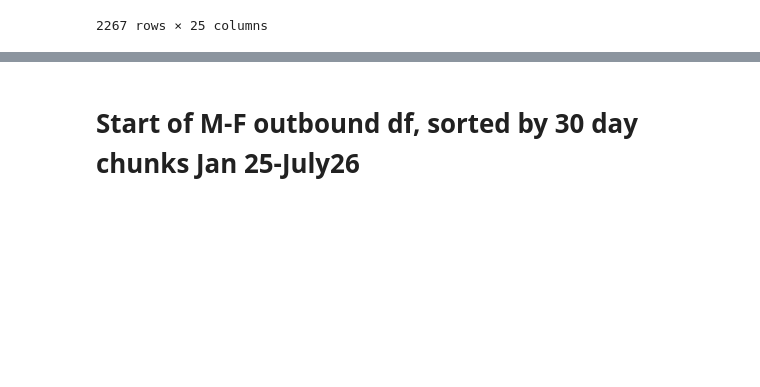
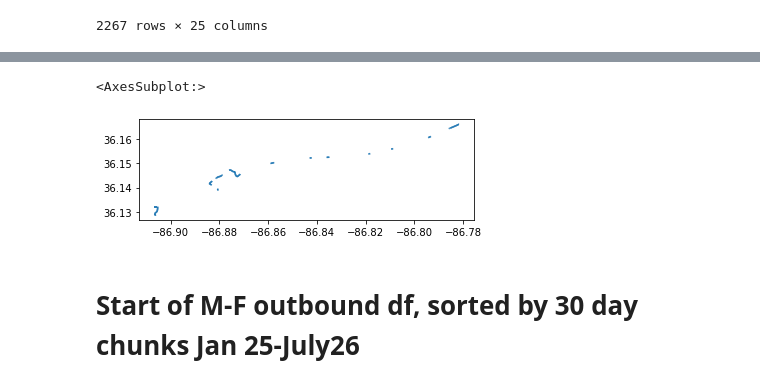
Before and after one commit to MylahKate/wego-scar, a Jupyter notebook: notebook/Rt50_MF_WeGo.ipynb, the cells around one changed output, grey strips where cells are left out. Drawn from its saved outputs; the diff is of its cells as text; code cells hidden in the pictures; blank space fills up the shorter version.

```diff
--- a/notebook/Rt50_MF_WeGo.ipynb
+++ b/notebook/Rt50_MF_WeGo.ipynb
@@ -523,0 +564,3 @@ am_summer
+# %%
+slow_inbound_summer = am_summer.loc[am_summer['percent20Secs'] > np.quantile(am_summer['percent20Secs'], .80)]
+slow_inbound_summer
@@ -524,3 +586,8 @@ am_summer
+# %%
+slow_inbound_summer.plot()
+# %% [output]
+<AxesSubplot:>
+[figure, added]
 # %% [markdown]
 # Start of M-F outbound df, sorted by 30 day chunks Jan 25-July26
 # %%
```
Also changed, not shown: parts of 17 cells of this notebook.
